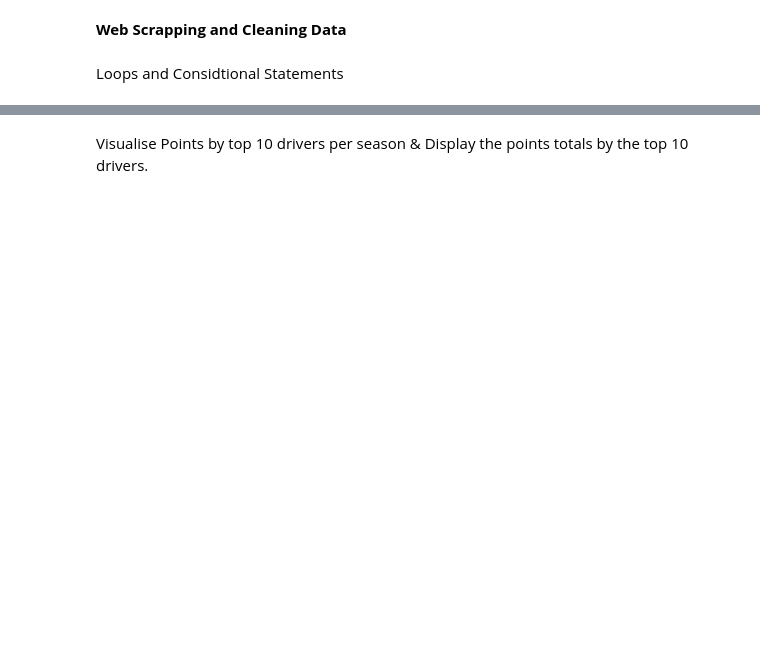
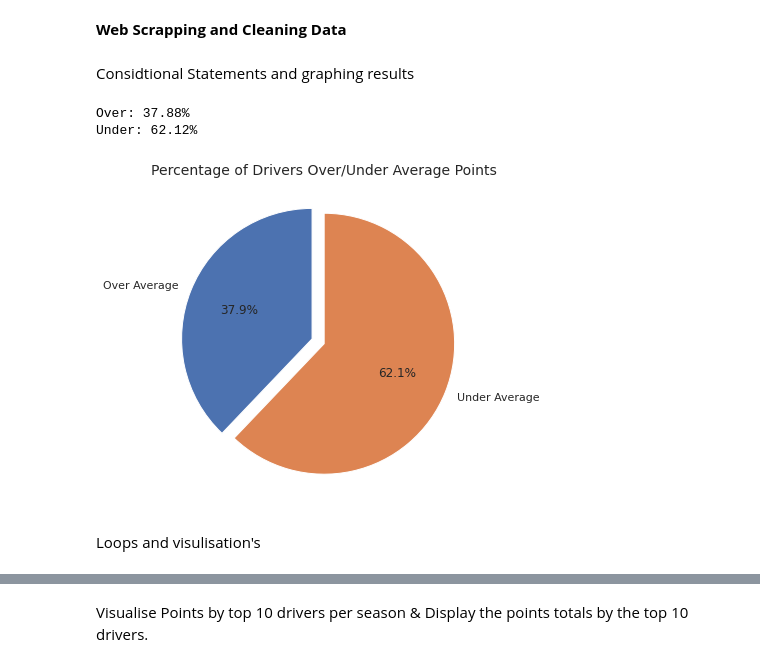
Before and after one commit to brianregan111/UCDPA-BrianRegan, a Jupyter notebook: Project_F1_Data_Analysis_Finished.ipynb, the cells around one changed output, grey strips where cells are left out. Cells and saved outputs as stored; diff of their text form; code cells hidden in the pictures; blank space fills up the shorter version.

```diff
--- a/Project_F1_Data_Analysis_Finished.ipynb
+++ b/Project_F1_Data_Analysis_Finished.ipynb
@@ -249,6 +247,45 @@ StandingsCOMB = StandingsCOMB.astype({'Year':int, 'PTS': int})
 StandingsCOMB = StandingsCOMB.sort_values(by=['Year', 'PTS'], ascending=[True,False])
 #rename column
 StandingsCOMB.rename(columns = { 'PTS':'Points'}, inplace = True)
+# %% [markdown]
+Considtional Statements and graphing results
+# %%
+#Caluclate the average points and assign to varible
+avg_points = StandingsCOMB['Points'].mean()
+
+#add conditional statement depending on the varible
+StandingsCOMB['Compare to Average'] = np.where(StandingsCOMB['Points'] >= avg_points, 'over', 'under')
+#count the number of rows
+counts = StandingsCOMB['Compare to Average'].value_counts()
+#create varibles for the over and under values
+percentage_over = counts['over'] / len(StandingsCOMB) * 100
+percentage_under = counts['under'] / len(StandingsCOMB) * 100
+#print varibles annd show as %
+print(f"Over: {percentage_over:.2f}%")
+print(f"Under: {percentage_under:.2f}%")
+
+# Calculate the percentages of teams over and under the average
+percentage_over = counts['over'] / len(StandingsCOMB) * 100
+percentage_under = counts['under'] / len(StandingsCOMB) * 100
+
+# Set the labels and values for the pie chart
+labels = ['Over Average', 'Under Average']
+values = [percentage_over, percentage_under]
+
+# Create a pie chart using seaborn
+sns.set(style="whitegrid")
+plt.figure(figsize=(6,6))
+plt.pie(values, labels=labels, autopct='%1.1f%%', startangle=90, explode=(0.1, 0))
+
+# Add chart title
+plt.title('Percentage of Drivers Over/Under Average Points', fontsize=14)
+
+# Show the chart
+plt.show()
+# %% [output]
+Over: 37.88%
+Under: 62.12%
+[figure, added]
 # %% [markdown]
-Loops and Considtional Statements
+Loops and visulisation's
 # %%
```
Also changed, not shown: parts of 5 cells of this notebook.
